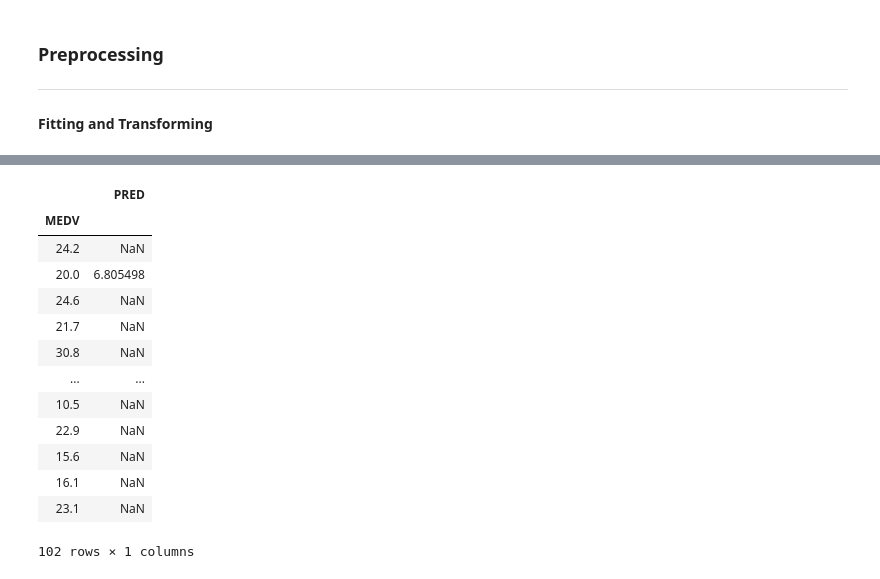
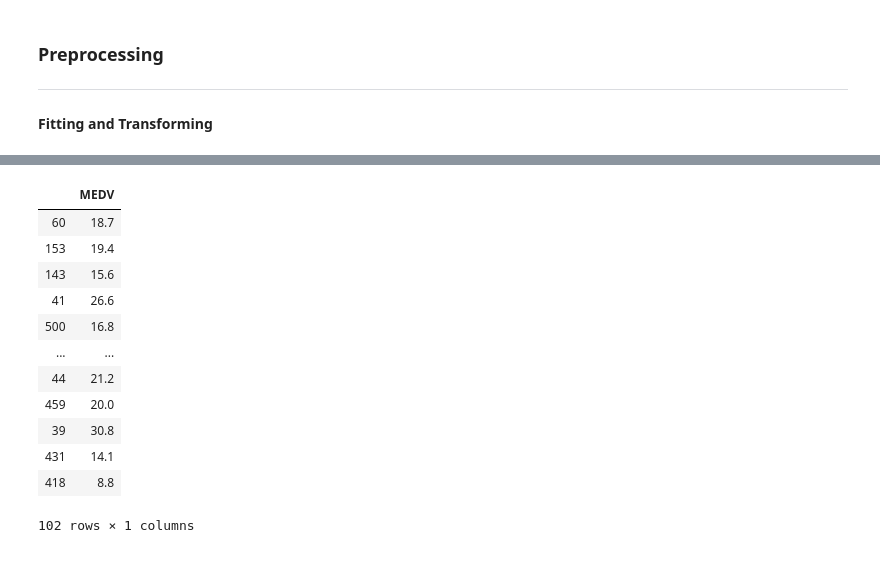
Before and after one commit to rhiggins2308/ML_Stats_Assessment2019, a Jupyter notebook: A Statistical Analysis of the Boston House Prices Dataset.ipynb, the cells around one changed output, grey strips where cells are left out. Drawn from its saved outputs; the diff is of its cells as text; code cells hidden in the pictures.

```diff
--- a/A Statistical Analysis of the Boston House Prices Dataset.ipynb
+++ b/A Statistical Analysis of the Boston House Prices Dataset.ipynb
@@ -382,3 +382,5 @@ df.head()
 # inputs = df[['RM', 'LSTAT', 'PTRATIO', 'CHAS']]
 inputs = df[['RM', 'LSTAT', 'PTRATIO']]
 output = df['MEDV']
+# %%
+scaler = pre.MinMaxScaler()
@@ -481,17 +450,16 @@ pred_df = pd.DataFrame(dfp['PRED'], dfo['MEDV'])
-# %%
-pred_df
-# %% [output]
-|  | PRED |
-| MEDV |  |
-| 24.2 | NaN |
-| 20.0 | 6.805498 |
-| 24.6 | NaN |
-| 21.7 | NaN |
-| 30.8 | NaN |
-| ... | ... |
-| 10.5 | NaN |
-| 22.9 | NaN |
-| 15.6 | NaN |
-| 16.1 | NaN |
-| 23.1 | NaN |
-102 rows × 1 columns
+# %%
+dfo
+# %% [output]
+|  | MEDV |
+| 60 | 18.7 |
+| 153 | 19.4 |
+| 143 | 15.6 |
+| 41 | 26.6 |
+| 500 | 16.8 |
+| ... | ... |
+| 44 | 21.2 |
+| 459 | 20.0 |
+| 39 | 30.8 |
+| 431 | 14.1 |
+| 418 | 8.8 |
+102 rows × 1 columns
```
Also changed, not shown: parts of 12 cells of this notebook.
